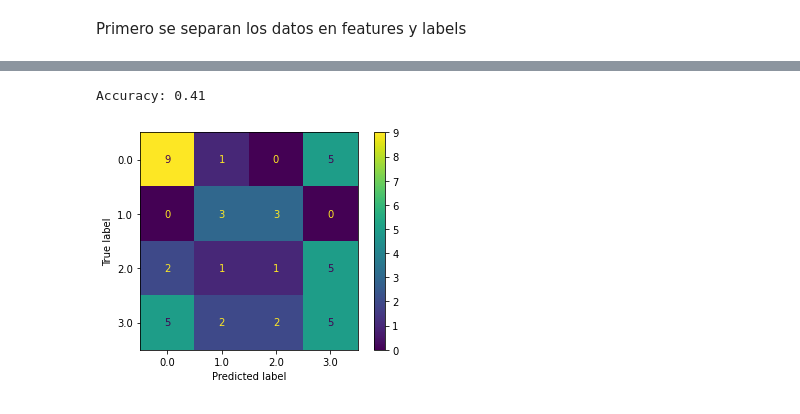
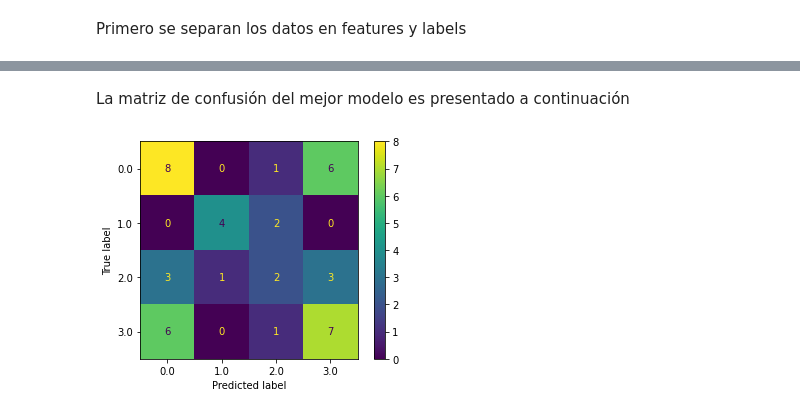
Before and after one commit to DiegoCanales/IIE575-AI-T1, a Jupyter notebook: tarea_AI_1.ipynb, the cells around one changed output, grey strips where cells are left out. Drawn from its saved outputs; the diff is of its cells as text; code cells hidden in the pictures.

Commit message:
hyper-parameter optimization

```diff
--- a/tarea_AI_1.ipynb
+++ b/tarea_AI_1.ipynb
@@ -529,8 +527,4 @@ X_train, X_test, y_train, y_test = train_test_split(
 # %%
 from sklearn.neural_network import MLPClassifier
 
-mlp = MLPClassifier(hidden_layer_sizes=1000,
-                    max_iter=1000,
-                    random_state=2,
-                    solver='lbfgs')
-mlp.fit(X_train, y_train)
+mlp = MLPClassifier(max_iter=1000)
@@ -545,0 +539,14 @@ MLPClassifier(activation='relu', alpha=0.0001, batch_size='auto', beta_1=0.9,
+# %%
+parameter_space = {
+    'hidden_layer_sizes': [40,50,60,70,80],
+    'activation': ['tanh', 'relu'],
+    'random_state': [1,10,20],
+    'solver': ['sgd', 'adam'],
+    'alpha': [0.0001, 0.05],
+    'learning_rate': ['constant','adaptive'],
+}
+# %%
+from sklearn.model_selection import GridSearchCV
+
+clf = GridSearchCV(mlp, parameter_space, n_jobs=-1, cv=3)
+clf.fit(X_train,y_train)
@@ -546,13 +611,9 @@ MLPClassifier(activation='relu', alpha=0.0001, batch_size='auto', beta_1=0.9,
+# %% [markdown]
+La matriz de confusión del mejor modelo es presentado a continuación
 # %%
-from sklearn.metrics import accuracy_score
-y_pred = mlp.predict(X_test)
-print('Accuracy: %.2f' % accuracy_score(y_test, y_pred))
+from sklearn.metrics import plot_confusion_matrix
+
+plot_confusion_matrix(clf, X_test, y_test)
+plt.show()
 # %% [output]
-Accuracy: 0.41
+[figure, added]
-# %%
-from sklearn.metrics import plot_confusion_matrix
-
-plot_confusion_matrix(mlp, X_test, y_test)
-plt.show()
-# %% [output]
-[figure, removed]
```
Also changed, not shown: parts of 19 cells of this notebook.
